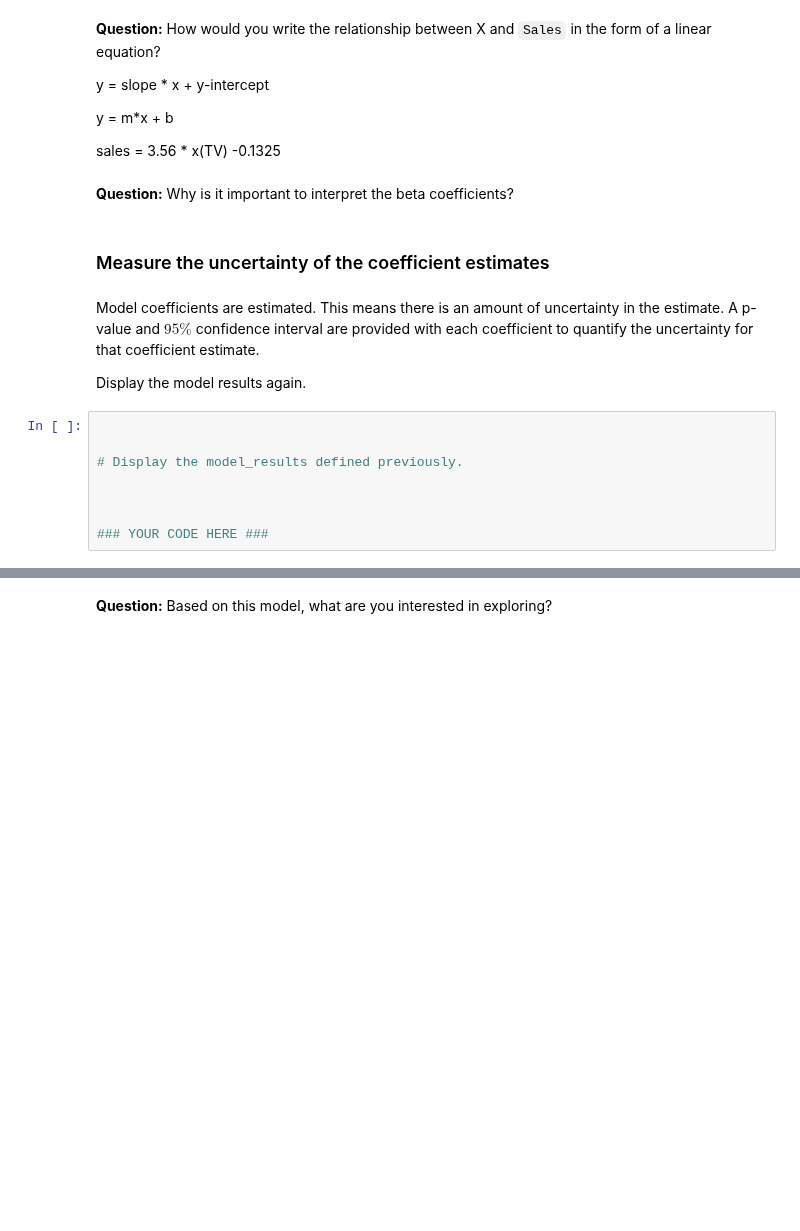
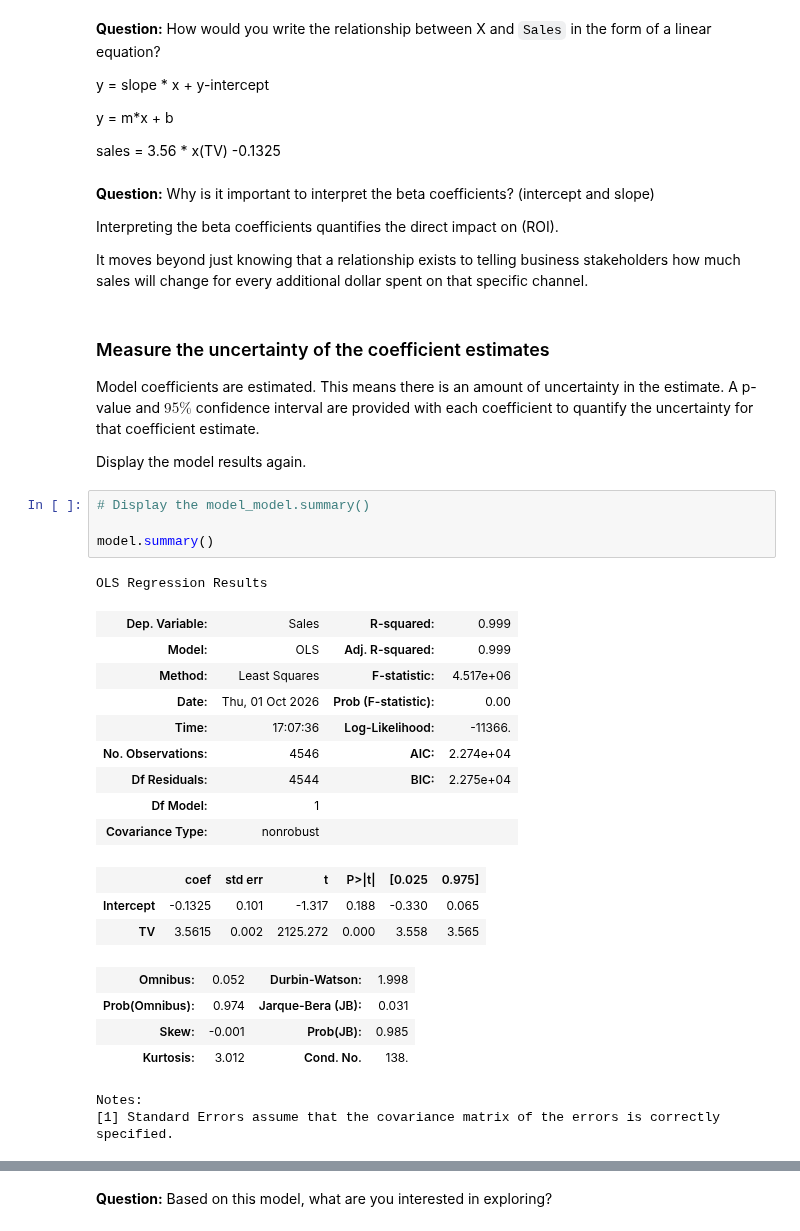
Before and after one commit to dyyland23-glitch/Marketing_Evaluate_simple_and_multiple_regression, a Jupyter notebook: Activity_Evaluate simple linear regression.ipynb, the cells around one changed output, grey strips where cells are left out. Drawn from its saved outputs; the diff is of its cells as text; blank space fills up the shorter version.

```diff
--- a/Activity_Evaluate simple linear regression.ipynb
+++ b/Activity_Evaluate simple linear regression.ipynb
@@ -554,21 +556,45 @@ increase in  (sales) will increase 3.56 Millions $$
 
 
 sales = 3.56 * x(TV) -0.1325
-# %% [markdown]
-**Question:** Why is it important to interpret the beta coefficients?
-# %% [markdown]
-### Measure the uncertainty of the coefficient estimates
+# %% [markdown]
+**Question:** Why is it important to interpret the beta coefficients? (intercept and slope)
+
+
+
+Interpreting the beta coefficients quantifies the direct impact on (ROI).
+
+
+It moves beyond just knowing that a relationship exists to telling business stakeholders how much sales will change for every additional dollar spent on that specific channel.
 # %% [markdown]
+### Measure the uncertainty of the coefficient estimates
+
+
 Model coefficients are estimated. This means there is an amount of uncertainty in the estimate. A p-value and $95\%$ confidence interval are provided with each coefficient to quantify the uncertainty for that coefficient estimate.
 
 Display the model results again.
-# %%
-
-
-# Display the model_results defined previously.
-
-
-
-### YOUR CODE HERE ###
+# %%
+# Display the model_model.summary()
+
+model.summary()
+# %% [output]
+OLS Regression Results
+| Dep. Variable: | Sales | R-squared: | 0.999 |
+| Model: | OLS | Adj. R-squared: | 0.999 |
+| Method: | Least Squares | F-statistic: | 4.517e+06 |
+| Date: | Thu, 01 Oct 2026 | Prob (F-statistic): | 0.00 |
+| Time: | 17:07:36 | Log-Likelihood: | -11366. |
+| No. Observations: | 4546 | AIC: | 2.274e+04 |
+| Df Residuals: | 4544 | BIC: | 2.275e+04 |
+| Df Model: | 1 |  |  |
+| Covariance Type: | nonrobust |  |  |
+|  | coef | std err | t | P>|t| | [0.025 | 0.975] |
+| Intercept | -0.1325 | 0.101 | -1.317 | 0.188 | -0.330 | 0.065 |
+| TV | 3.5615 | 0.002 | 2125.272 | 0.000 | 3.558 | 3.565 |
+| Omnibus: | 0.052 | Durbin-Watson: | 1.998 |
+| Prob(Omnibus): | 0.974 | Jarque-Bera (JB): | 0.031 |
+| Skew: | -0.001 | Prob(JB): | 0.985 |
+| Kurtosis: | 3.012 | Cond. No. | 138. |
+Notes:
+[1] Standard Errors assume that the covariance matrix of the errors is correctly specified.
 # %% [markdown]
 **Question:** Based on this model, what is your interpretation of the p-value and confidence interval for the coefficient estimate of X?
```
Also changed, not shown: parts of 6 cells of this notebook.
